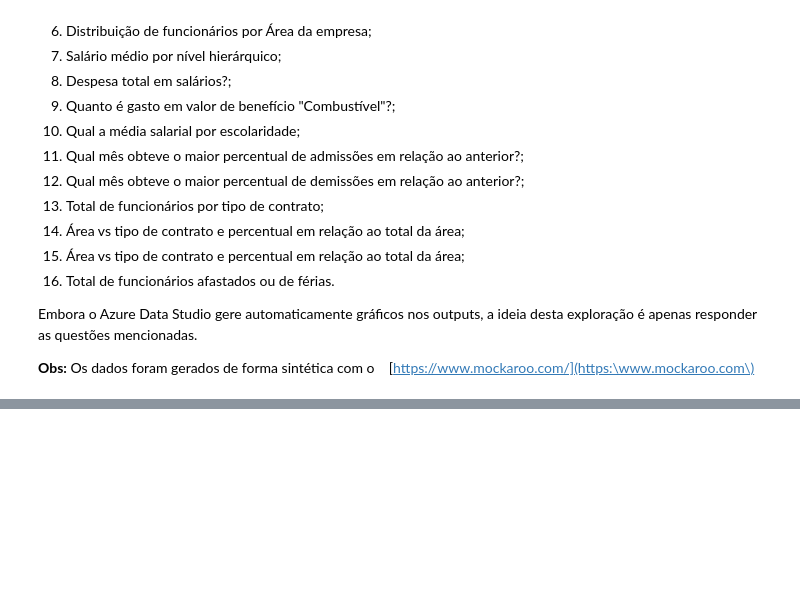
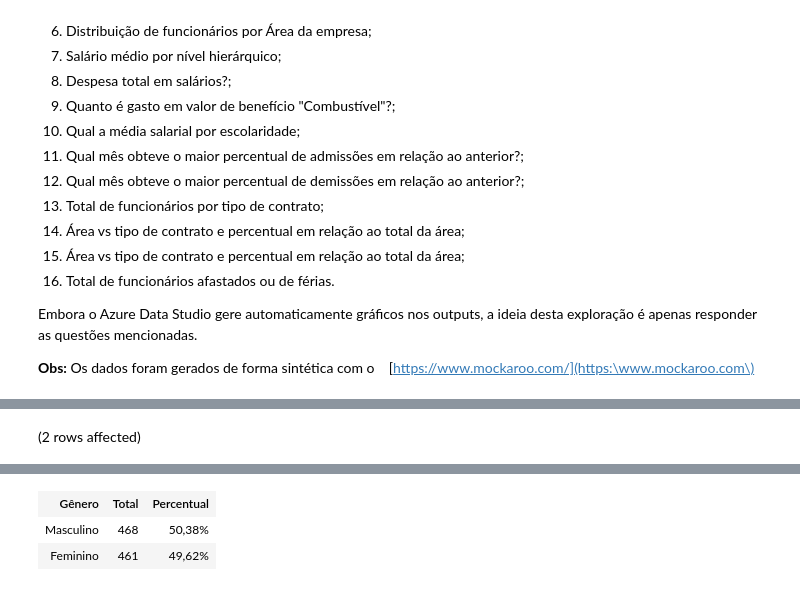
Before and after one commit to AlbertoFAraujo/SQL_People_analytics, a Jupyter notebook: people_analytics_EDA.ipynb, the cells around one changed output, grey strips where cells are left out. Cells and saved outputs as stored; diff of their text form; code cells hidden in the pictures; blank space fills up the shorter version.

```diff
--- a/people_analytics_EDA.ipynb
+++ b/people_analytics_EDA.ipynb
@@ -54,0 +73,12 @@ FROM baseRH
+# %%
+-- Total de funcionários por genero
+DECLARE @Total_funcionarios INT = (SELECT COUNT(*) FROM baseRH_ativos)
+
+SELECT
+    Gênero,
+    COUNT(*) AS Total,
+    FORMAT(1.0 * COUNT(*)/@Total_funcionarios, '0.00%') AS Percentual
+FROM baseRH_ativos
+GROUP BY Gênero
+# %% [output]
+(2 rows affected)
@@ -54,0 +86,3 @@ FROM baseRH
+| Gênero | Total | Percentual |
+| Masculino | 468 | 50,38% |
+| Feminino | 461 | 49,62% |
```
Also changed, not shown: parts of 5 cells of this notebook.
